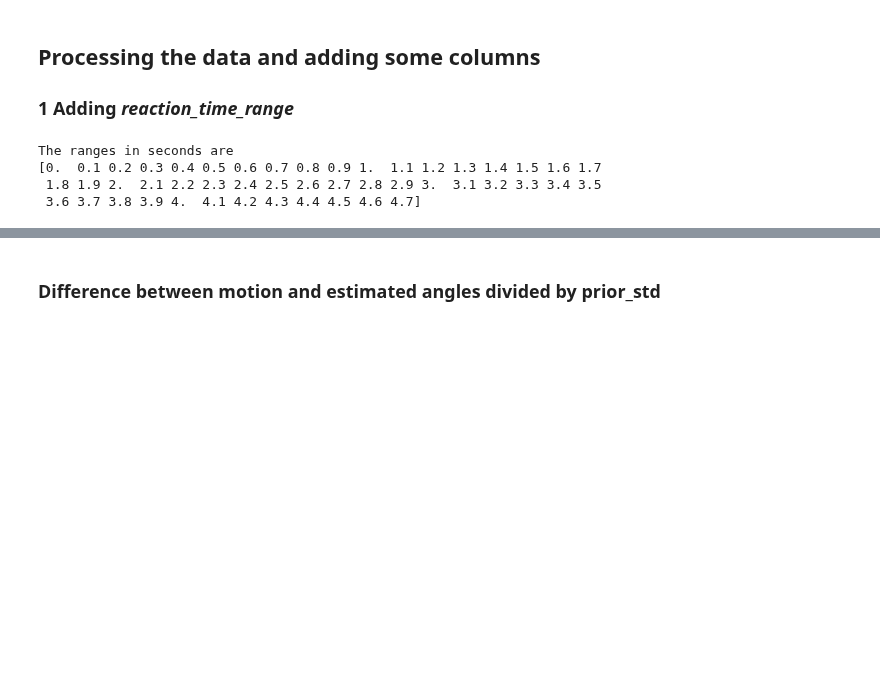
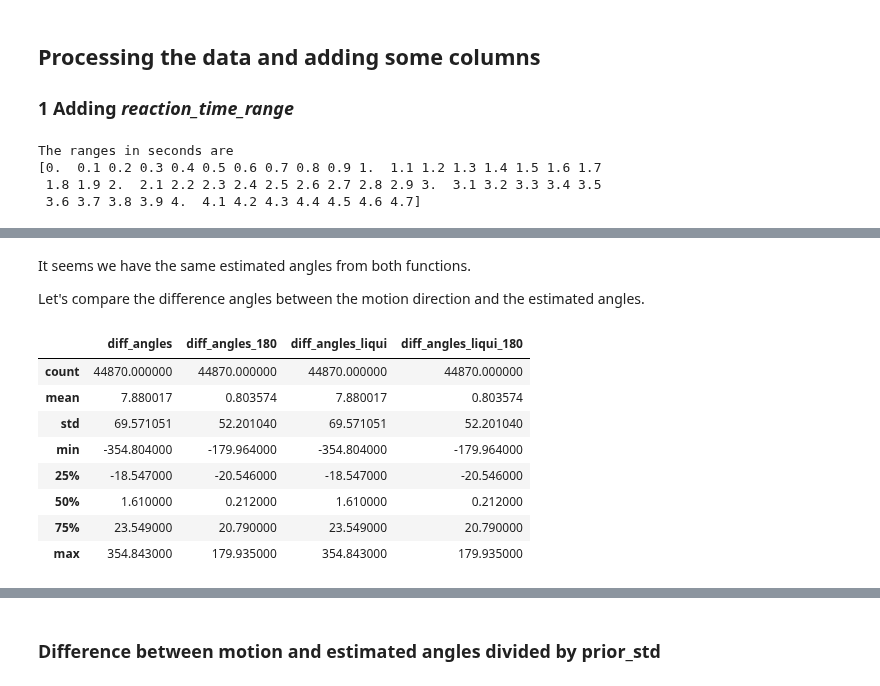
Before and after one commit to lucasbaldezzari/babesbayes-nma, a Jupyter notebook: coding/Issue4_Xiaoxiao.ipynb, the cells around one changed output, grey strips where cells are left out. Saved outputs shown, nothing was run; the diff lists cells and outputs as text; code cells hidden in the pictures; blank space fills up the shorter version.

```diff
--- a/coding/Issue4_Xiaoxiao.ipynb
+++ b/coding/Issue4_Xiaoxiao.ipynb
@@ -91,0 +119,16 @@ data_processed.head()
+# %% [markdown]
+It seems we have the same estimated angles from both functions.
+
+Let's compare the difference angles between the motion direction and the estimated angles.
+# %%
+data_processed.loc[:,['diff_angles',"diff_angles_180","diff_angles_liqui","diff_angles_liqui_180"]].describe()
+# %% [output]
+|  | diff_angles | diff_angles_180 | diff_angles_liqui | diff_angles_liqui_180 |
+| count | 44870.000000 | 44870.000000 | 44870.000000 | 44870.000000 |
+| mean | 7.880017 | 0.803574 | 7.880017 | 0.803574 |
+| std | 69.571051 | 52.201040 | 69.571051 | 52.201040 |
+| min | -354.804000 | -179.964000 | -354.804000 | -179.964000 |
+| 25% | -18.547000 | -20.546000 | -18.547000 | -20.546000 |
+| 50% | 1.610000 | 0.212000 | 1.610000 | 0.212000 |
+| 75% | 23.549000 | 20.790000 | 23.549000 | 20.790000 |
+| max | 354.843000 | 179.935000 | 354.843000 | 179.935000 |
```
Also changed, not shown: parts of 14 cells of this notebook, 2 other files.
